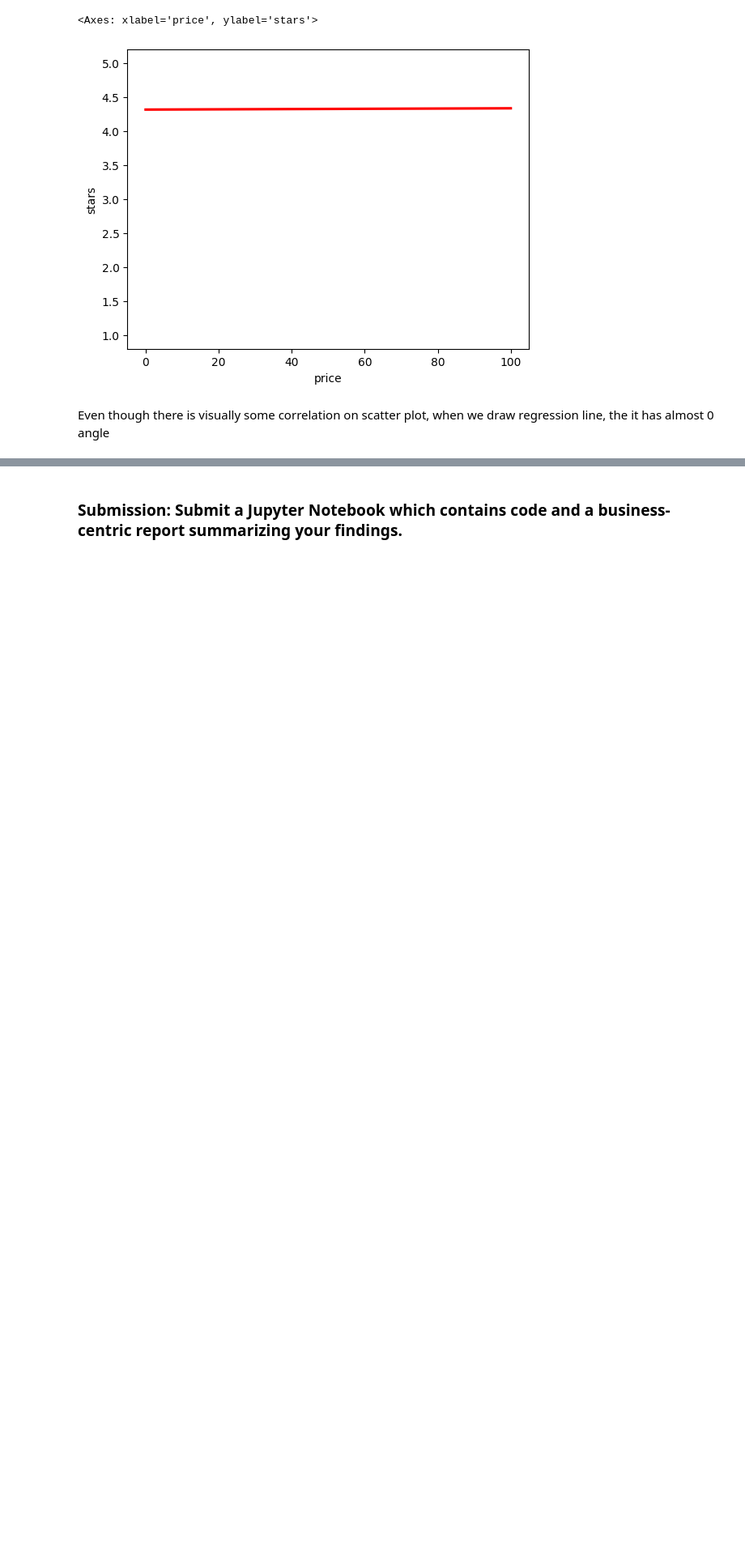
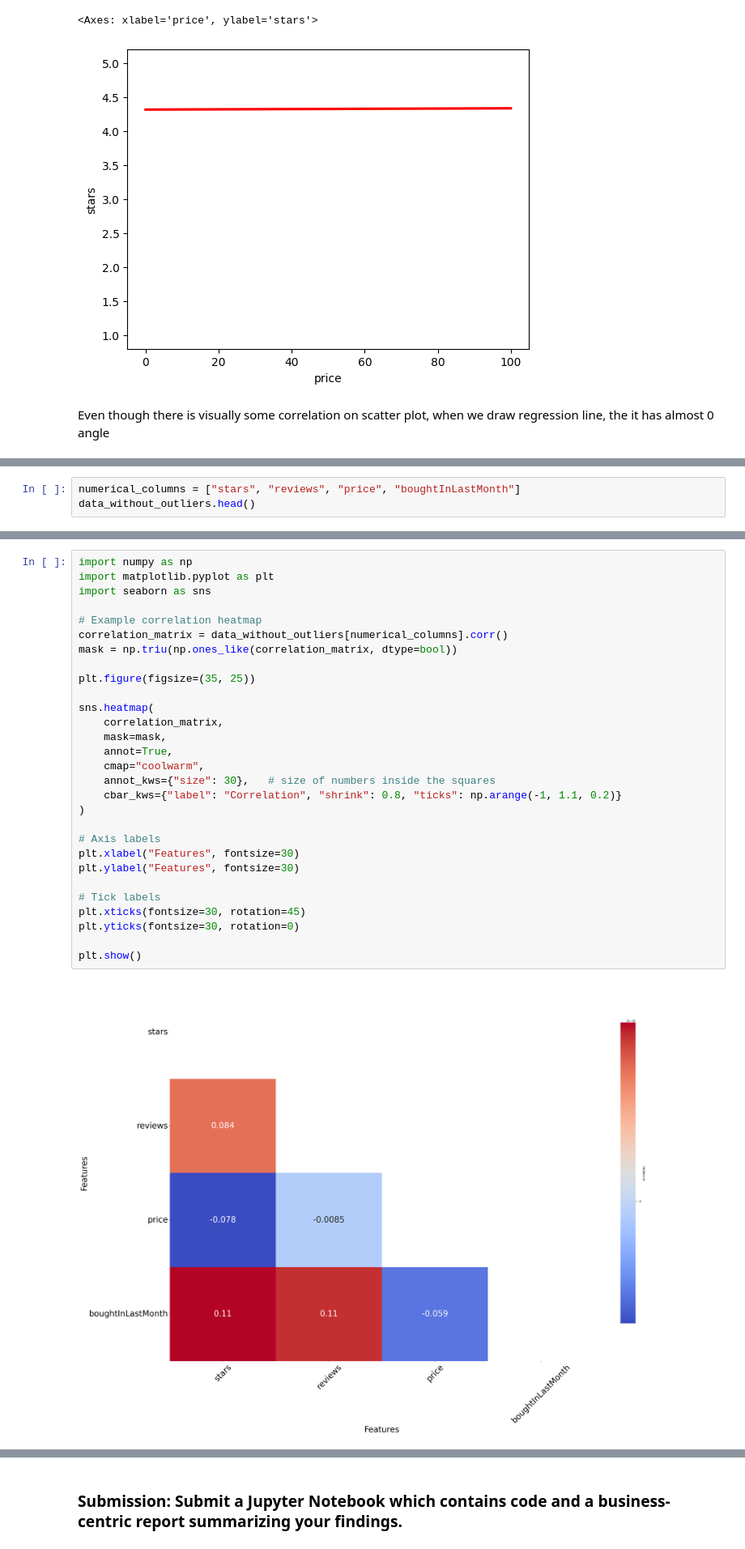
Before and after one commit to data-bootcamp-v4/lab-eda-bivariate, a Jupyter notebook: code.ipynb, the cells around one changed output, grey strips where cells are left out. Shown at 81% size. Cells and saved outputs as stored; diff of their text form; blank space fills up the shorter version.

```diff
--- a/code.ipynb
+++ b/code.ipynb
@@ -266,0 +269,3 @@ Even though there is visually some correlation on scatter plot, when we draw reg
+# %%
+numerical_columns = ["stars", "reviews", "price", "boughtInLastMonth"]
+data_without_outliers.head()
@@ -266,0 +279,31 @@ Even though there is visually some correlation on scatter plot, when we draw reg
+# %%
+import numpy as np
+import matplotlib.pyplot as plt
+import seaborn as sns
+
+# Example correlation heatmap
+correlation_matrix = data_without_outliers[numerical_columns].corr()
+mask = np.triu(np.ones_like(correlation_matrix, dtype=bool))
+
+plt.figure(figsize=(35, 25))
+
+sns.heatmap(
+    correlation_matrix,
+    mask=mask,
+    annot=True,
+    cmap="coolwarm",
+    annot_kws={"size": 30},   # size of numbers inside the squares
+    cbar_kws={"label": "Correlation", "shrink": 0.8, "ticks": np.arange(-1, 1.1, 0.2)}
+)
+
+# Axis labels
+plt.xlabel("Features", fontsize=30)
+plt.ylabel("Features", fontsize=30)
+
+# Tick labels
+plt.xticks(fontsize=30, rotation=45)
+plt.yticks(fontsize=30, rotation=0)
+
+plt.show()
+# %% [output]
+[figure, added]
```
Also changed, not shown: parts of 14 cells of this notebook.
